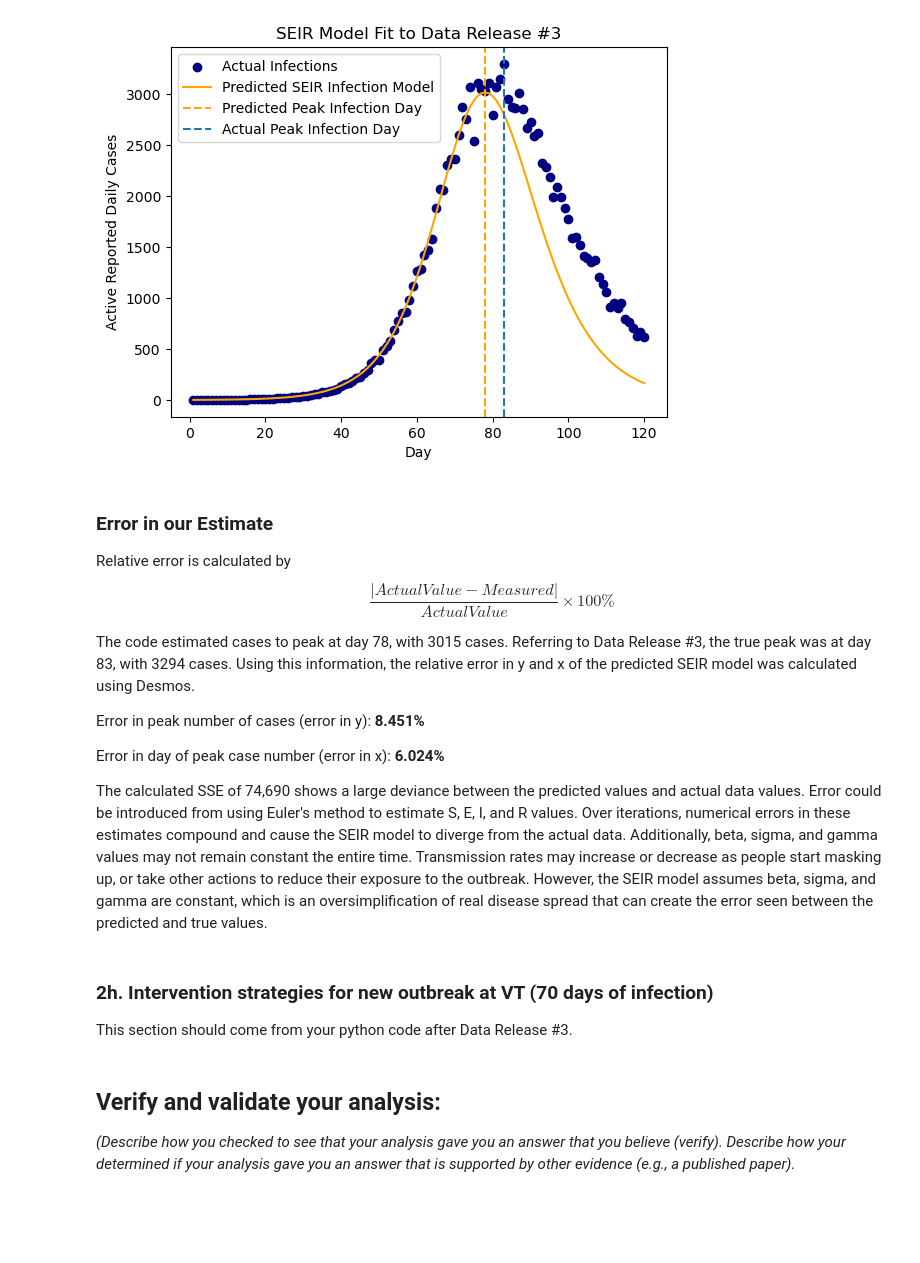
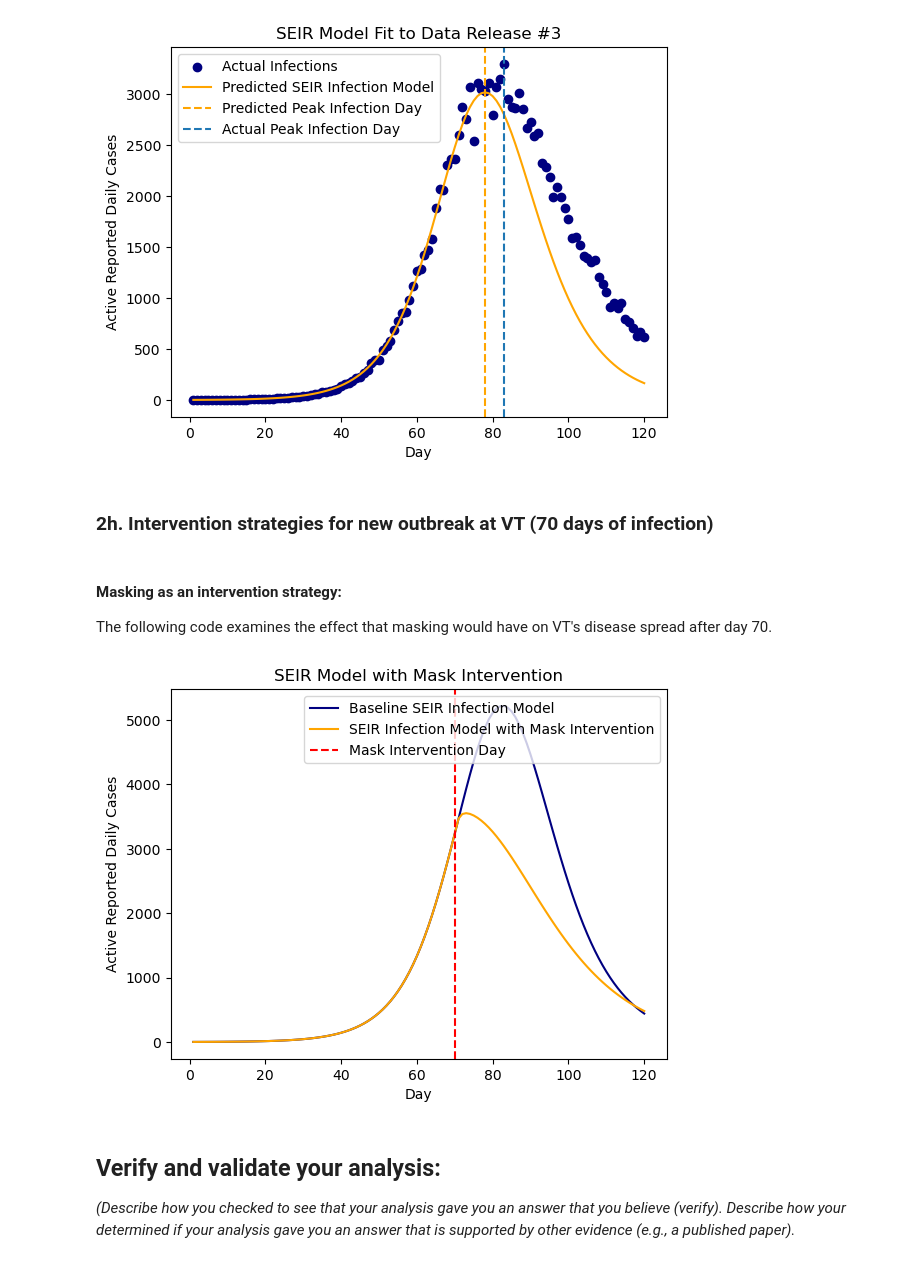
Before and after one commit to gracevl/Module-2-Epidemics-SIR-Modeling_lee_abed, a Jupyter notebook: Notebook examples/Template_student_final_notebook.ipynb, the cells around one changed output. Cells and saved outputs as stored; diff of their text form; code cells hidden in the pictures; blank space fills up the shorter version.

```diff
--- a/Notebook examples/Template_student_final_notebook.ipynb
+++ b/Notebook examples/Template_student_final_notebook.ipynb
@@ -259,21 +259,37 @@ plt.legend()
 plt.show()
 # %% [output]
 [figure]
-# %% [markdown]
-### Error in our Estimate
-
-Relative error is calculated by $$\frac{|Actual Value - Measured|}{Actual Value} \times 100\%$$
-
-The code estimated cases to peak at day 78, with 3015 cases. Referring to Data Release #3, the true peak was at day 83, with 3294 cases. Using this information, the relative error in y and x of the predicted SEIR model was calculated using Desmos.
-
-Error in peak number of cases (error in y): **8.451%**
-
-Error in day of peak case number (error in x): **6.024%**
-
-The calculated SSE of 74,690 shows a large deviance between the predicted values and actual data values. Error could be introduced from using Euler's method to estimate S, E, I, and R values. Over iterations, numerical errors in these estimates compound and cause the SEIR model to diverge from the actual data. Additionally, beta, sigma, and gamma values may not remain constant the entire time. Transmission rates may increase or decrease as people start masking up, or take other actions to reduce their exposure to the outbreak. However, the SEIR model assumes beta, sigma, and gamma are constant, which is an oversimplification of real disease spread that can create the error seen between the predicted and true values.
 # %% [markdown]
 ### 2h. Intervention strategies for new outbreak at VT (70 days of infection)
-This section should come from your python code after Data Release #3.
+# %% [markdown]
+#### Masking as an intervention strategy:
+The following code examines the effect that masking would have on VT's disease spread after day 70.
+# %%
+N_VT = 31000
+day70 = SEIR_model(best_beta, best_sigma, best_gamma, N_VT, E0, 1, 0, timepoints, N_VT)
+S70 = day70[0][70]
+E70 = day70[1][70]
+I70 = day70[2][70]
+R70 = day70[3][70]
+
+postmask = np.arange(1,51)
+
+mask_beta = 0.6*best_beta
+mask_int = SEIR_model(mask_beta, best_sigma, best_gamma, S70, E70, I70, R70, postmask, N_VT)
+
+baseline = SEIR_model(best_beta, best_sigma, best_gamma, N_VT, E0, 1, 0, future_timepoints, N_VT)
+mask_I = np.concatenate((day70[2][1:71], mask_int[2][1:51]))
+
+plt.plot(future_timepoints, baseline[2][1:len(future_timepoints)+1], label="Baseline SEIR Infection Model", color = 'navy')
+plt.plot(future_timepoints, mask_I, label="SEIR Infection Model with Mask Intervention", color = 'orange')
+plt.axvline(x=70, color='red', linestyle='--', label='Mask Intervention Day')
+plt.xlabel("Day")
+plt.ylabel("Active Reported Daily Cases")
+plt.title("SEIR Model with Mask Intervention")
+plt.legend()
+plt.show()
+# %% [output]
+[figure, added]
 # %% [markdown]
 ## Verify and validate your analysis:
 
```
Also changed, not shown: parts of 2 cells of this notebook.
